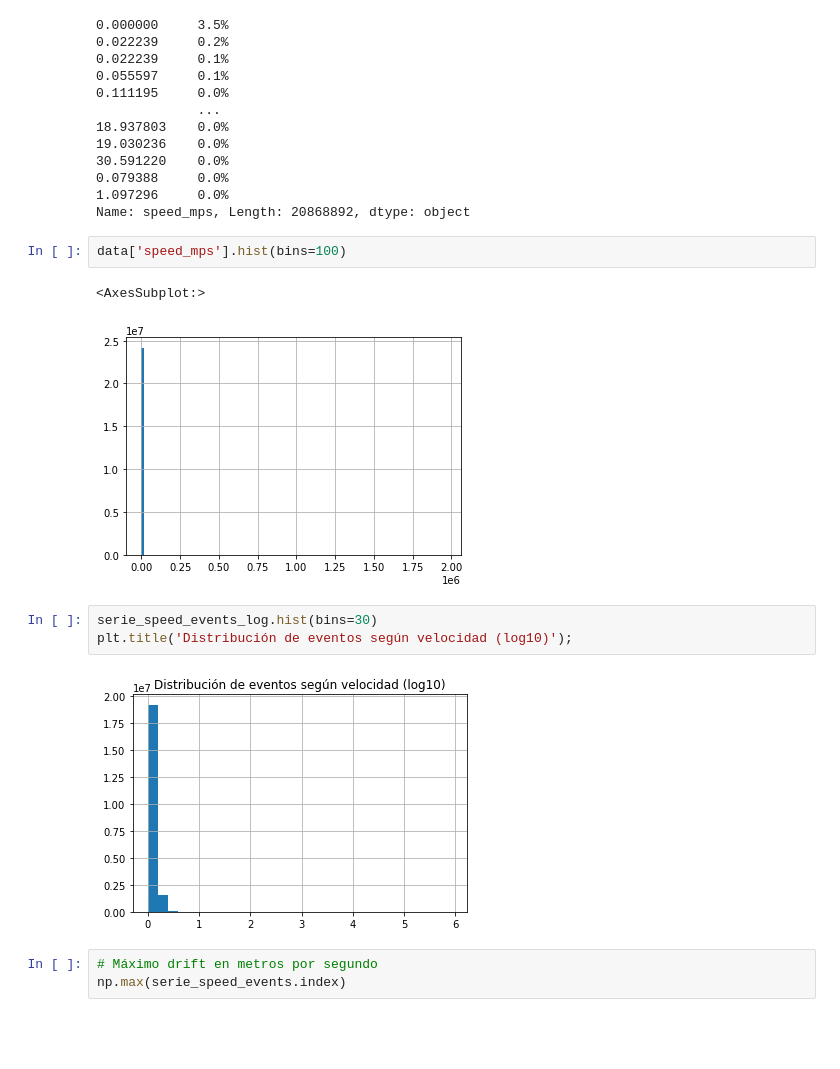
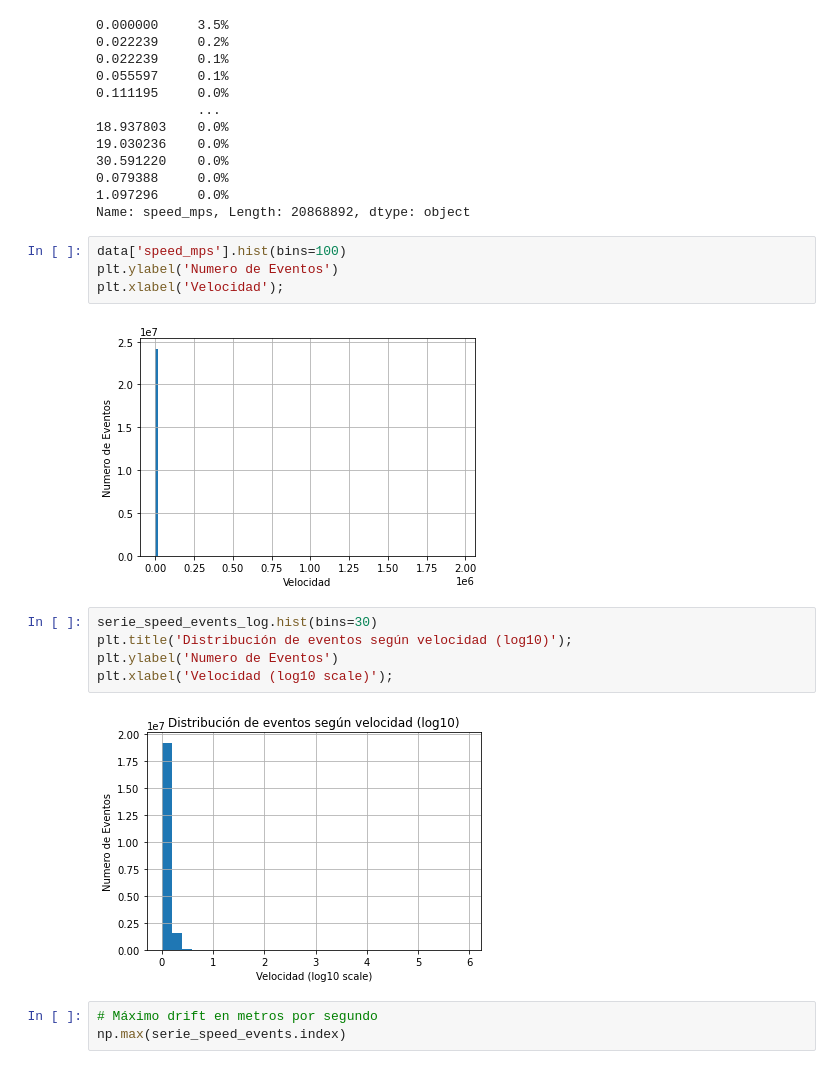
Before and after one commit to GabrielPila/skmob_mmc_mobility, a Jupyter notebook: notebooks/00.6_GeoLife_EDA.ipynb, the cells around one changed output. Saved outputs shown, nothing was run; the diff lists cells and outputs as text; blank space fills up the shorter version.

```diff
--- a/notebooks/00.6_GeoLife_EDA.ipynb
+++ b/notebooks/00.6_GeoLife_EDA.ipynb
@@ -276,14 +289,17 @@ Name: speed_mps, Length: 20868892, dtype: int64
 Name: speed_mps, Length: 20868892, dtype: object
 # %%
 data['speed_mps'].hist(bins=100)
+plt.ylabel('Numero de Eventos')
+plt.xlabel('Velocidad');
 # %% [output]
-<AxesSubplot:>
-[figure, old version]
+[figure, new version]
 # %%
 serie_speed_events_log.hist(bins=30)
 plt.title('Distribución de eventos según velocidad (log10)');
+plt.ylabel('Numero de Eventos')
+plt.xlabel('Velocidad (log10 scale)');
 # %% [output]
-[figure, old version]
+[figure, new version]
 # %%
 # Máximo drift en metros por segundo
 np.max(serie_speed_events.index)
```
Also changed, not shown: parts of 15 cells of this notebook.
